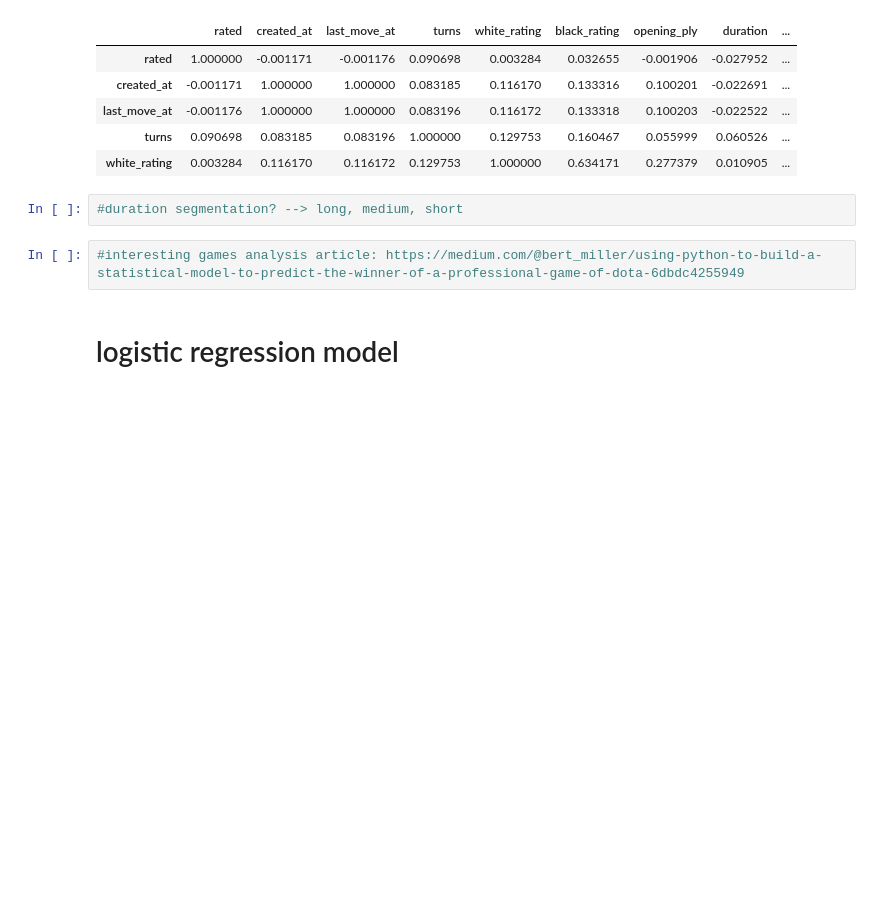
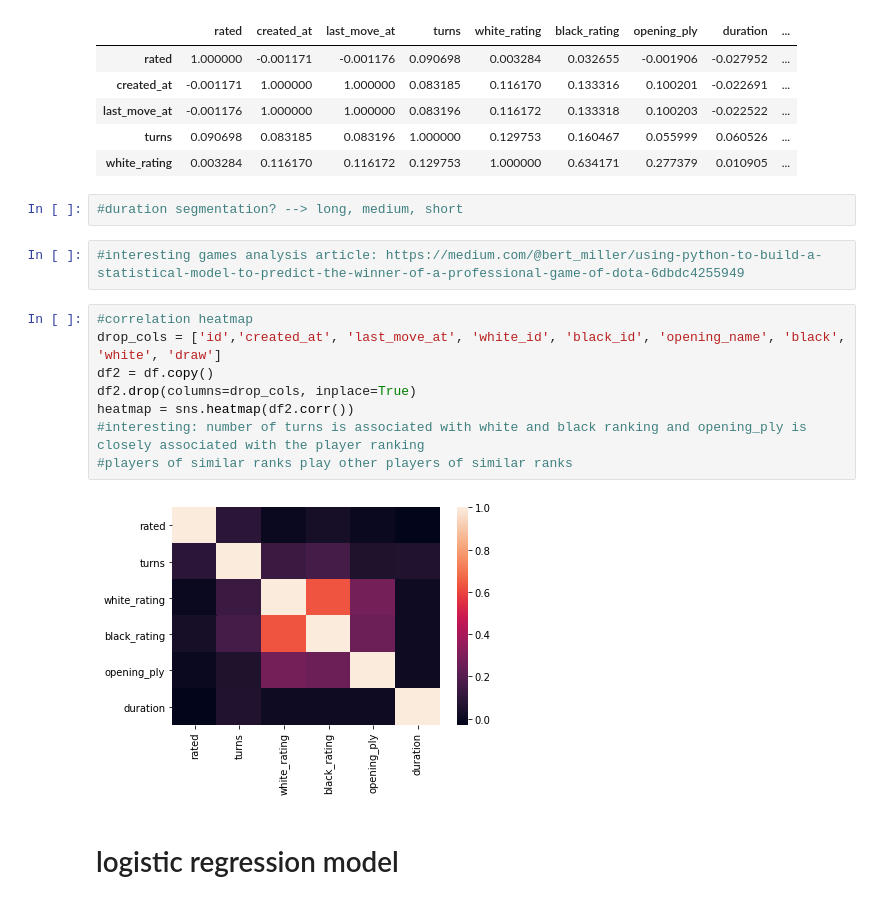
Before and after one commit to jonrosner/chess-game-analysis, a Jupyter notebook: JLM_notebook.ipynb, the cells around one changed output. Cells and saved outputs as stored; diff of their text form; blank space fills up the shorter version.

```diff
--- a/JLM_notebook.ipynb
+++ b/JLM_notebook.ipynb
@@ -173,5 +173,15 @@ df.corr().head()
 #duration segmentation? --> long, medium, short
 # %%
 #interesting games analysis article: https://medium.com/@bert_miller/using-python-to-build-a-statistical-model-to-predict-the-winner-of-a-professional-game-of-dota-6dbdc4255949
+# %%
+#correlation heatmap
+drop_cols = ['id','created_at', 'last_move_at', 'white_id', 'black_id', 'opening_name', 'black', 'white', 'draw']
+df2 = df.copy()
+df2.drop(columns=drop_cols, inplace=True)
+heatmap = sns.heatmap(df2.corr())
+#interesting: number of turns is associated with white and black ranking and opening_ply is closely associated with the player ranking
+#players of similar ranks play other players of similar ranks
+# %% [output]
+[figure, added]
 # %% [markdown]
 # logistic regression model
```
Also changed, not shown: parts of 20 cells of this notebook.
